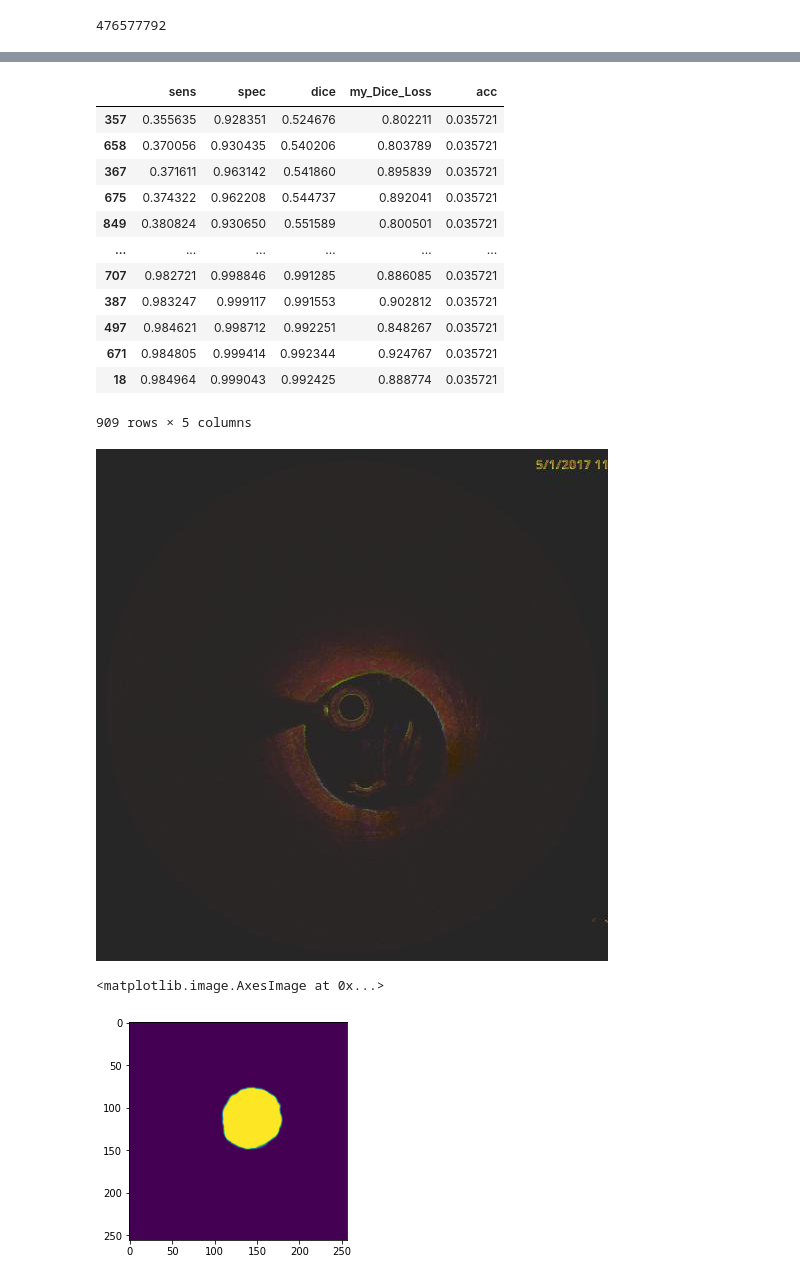
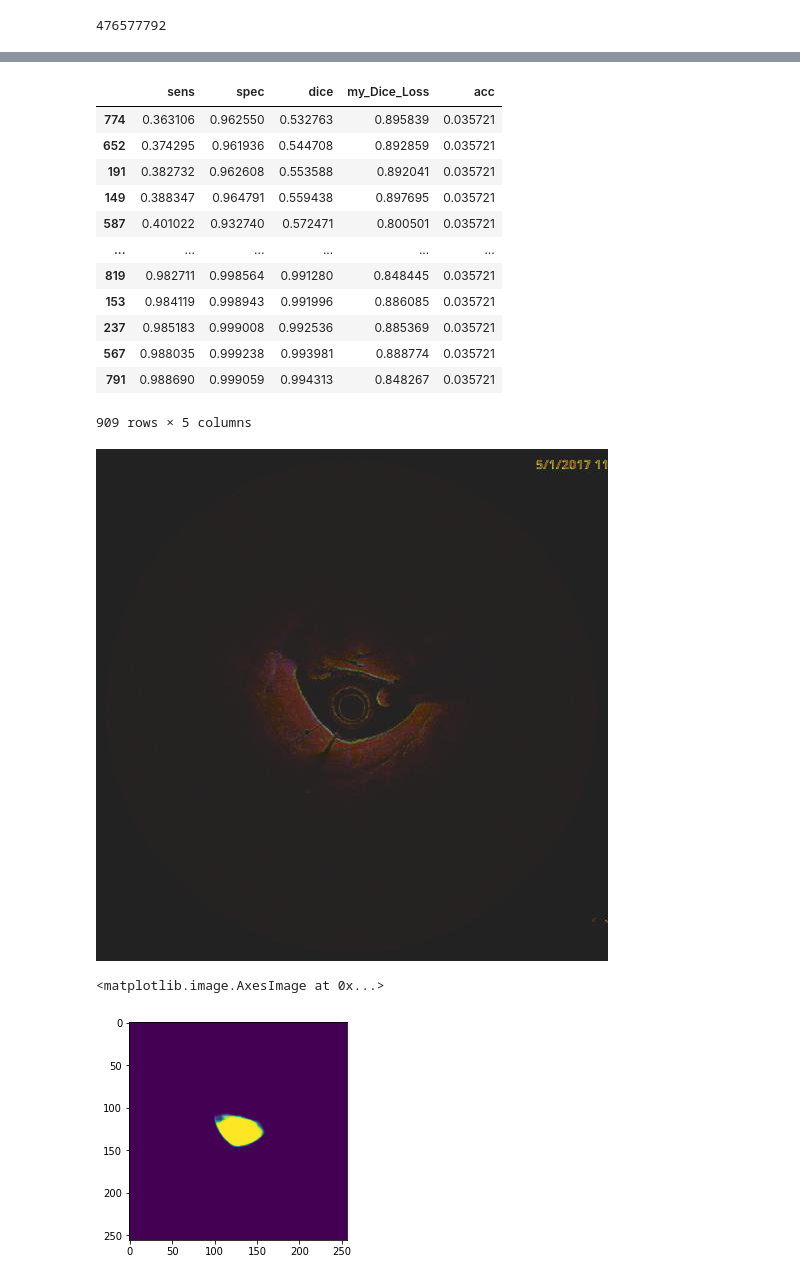
Before and after one commit to arjunsbalaji/oct, a Jupyter notebook: 03a_unetAnalysis.ipynb, the cells around one changed output, grey strips where cells are left out. Saved outputs shown, nothing was run; the diff lists cells and outputs as text; code cells hidden in the pictures.

```diff
--- a/03a_unetAnalysis.ipynb
+++ b/03a_unetAnalysis.ipynb
@@ -29,6 +27,9 @@ runsave_dir = Path('/workspace/oct_ca_seg/runsaves/')
 # %%
 run_name = 'UNET_0001_30_'
 cfg_file = 'configUNET_APPresnet18_bs16_epochs15_lr0.001.json'
+# %%
+run_name = 'UNET_0001_30_final'
+cfg_file = 'configUNET_APPresnet18_bs16_epochs15_lr0.001.json'
 # %%
 run_dir = runsave_dir/run_name
 # %%
@@ -282,25 +339,25 @@ test_results.to_json(run_dir/'test_results.json')
 test_results.sort_values(by='dice')
 # %% [output]
 |  | sens | spec | dice | my_Dice_Loss | acc |
-| 357 | 0.355635 | 0.928351 | 0.524676 | 0.802211 | 0.035721 |
-| 658 | 0.370056 | 0.930435 | 0.540206 | 0.803789 | 0.035721 |
-| 367 | 0.371611 | 0.963142 | 0.541860 | 0.895839 | 0.035721 |
-| 675 | 0.374322 | 0.962208 | 0.544737 | 0.892041 | 0.035721 |
-| 849 | 0.380824 | 0.930650 | 0.551589 | 0.800501 | 0.035721 |
+| 774 | 0.363106 | 0.962550 | 0.532763 | 0.895839 | 0.035721 |
+| 652 | 0.374295 | 0.961936 | 0.544708 | 0.892859 | 0.035721 |
+| 191 | 0.382732 | 0.962608 | 0.553588 | 0.892041 | 0.035721 |
+| 149 | 0.388347 | 0.964791 | 0.559438 | 0.897695 | 0.035721 |
+| 587 | 0.401022 | 0.932740 | 0.572471 | 0.800501 | 0.035721 |
 | ... | ... | ... | ... | ... | ... |
-| 707 | 0.982721 | 0.998846 | 0.991285 | 0.886085 | 0.035721 |
-| 387 | 0.983247 | 0.999117 | 0.991553 | 0.902812 | 0.035721 |
-| 497 | 0.984621 | 0.998712 | 0.992251 | 0.848267 | 0.035721 |
-| 671 | 0.984805 | 0.999414 | 0.992344 | 0.924767 | 0.035721 |
-| 18 | 0.984964 | 0.999043 | 0.992425 | 0.888774 | 0.035721 |
+| 819 | 0.982711 | 0.998564 | 0.991280 | 0.848445 | 0.035721 |
+| 153 | 0.984119 | 0.998943 | 0.991996 | 0.886085 | 0.035721 |
+| 237 | 0.985183 | 0.999008 | 0.992536 | 0.885369 | 0.035721 |
+| 567 | 0.988035 | 0.999238 | 0.993981 | 0.888774 | 0.035721 |
+| 791 | 0.988690 | 0.999059 | 0.994313 | 0.848267 | 0.035721 |
 909 rows × 5 columns
 # %%
-unet.data.valid_ds.x[11]
+unet.data.valid_ds.x[774]
 # %% [output]
-[figure, old version]
+[figure, new version]
 # %%
-plt.imshow(preds[14][1])
+plt.imshow(preds[774][1])
 # %% [output]
 <matplotlib.image.AxesImage at 0x...>
-[figure, old version]
+[figure, new version]
 # %%
```
Also changed, not shown: parts of 26 cells of this notebook, 46 other files.
